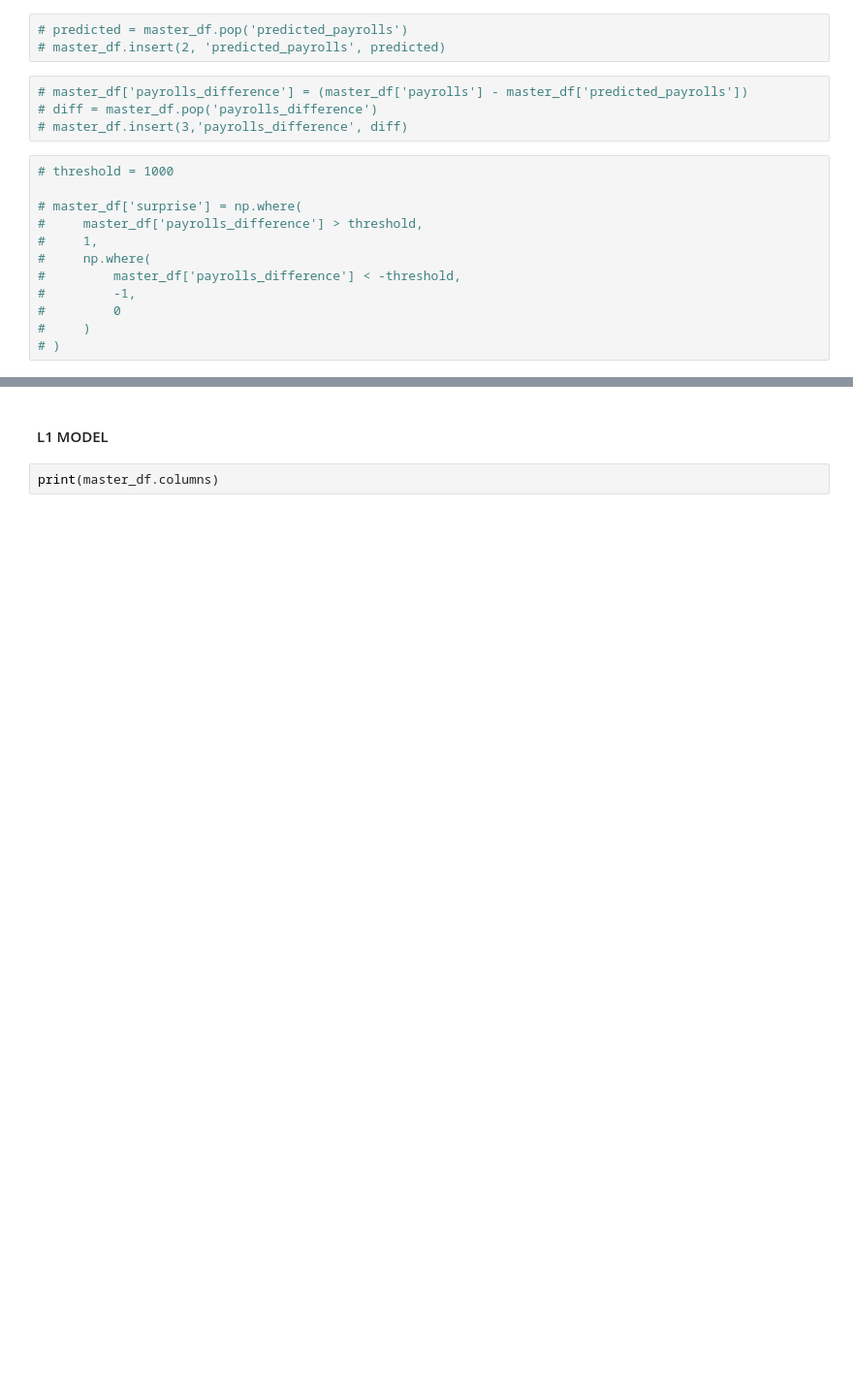
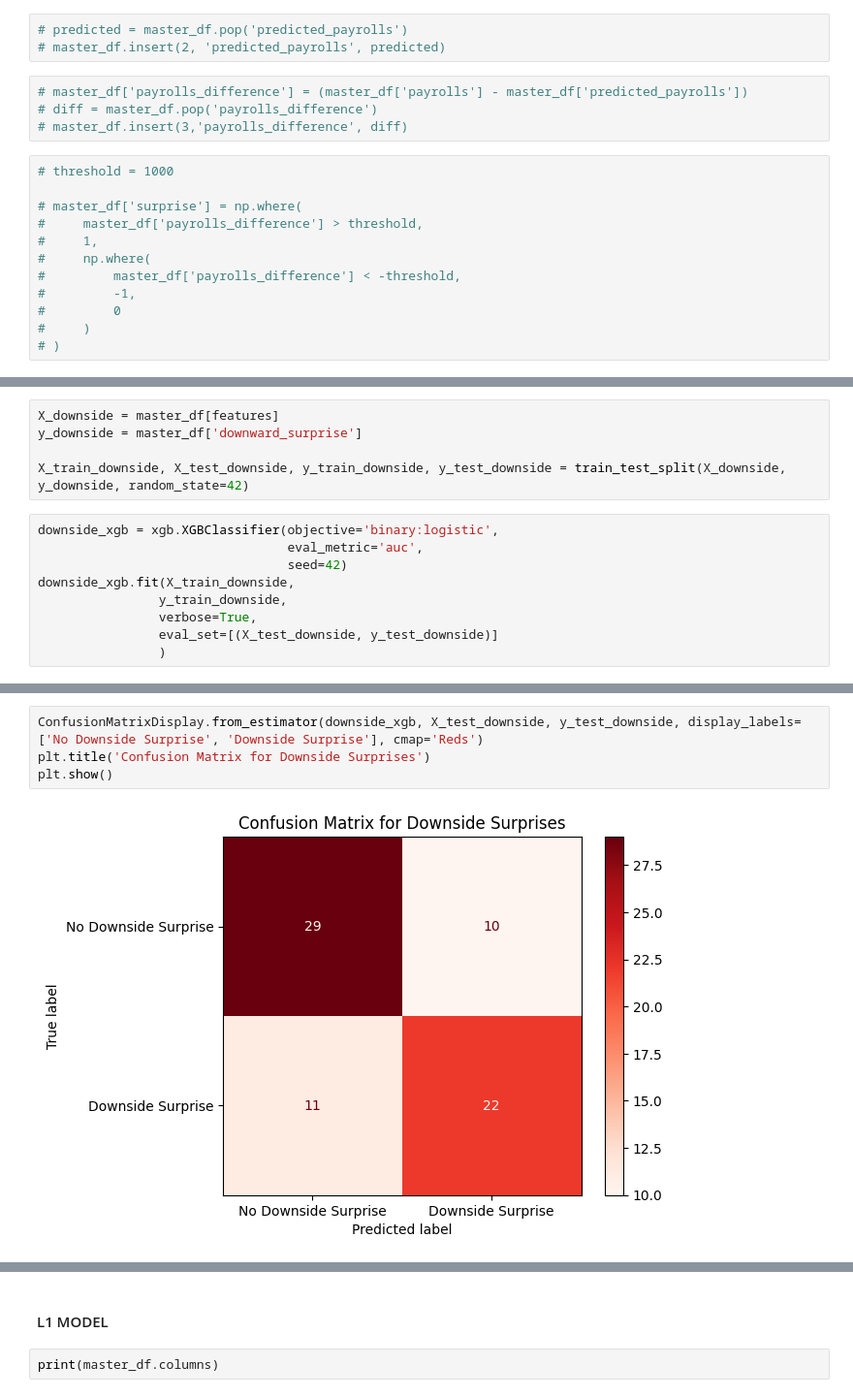
Before and after one commit to paulpuccinelli/BLS_jobs_report_model, a Jupyter notebook: BLS_prediction_notebook.ipynb, the cells around one changed output, grey strips where cells are left out. Shown at 97% size. Drawn from its saved outputs; the diff is of its cells as text; blank space fills up the shorter version.

```diff
--- a/BLS_prediction_notebook.ipynb
+++ b/BLS_prediction_notebook.ipynb
@@ -819,0 +970,14 @@ features = [
+# %%
+X_downside = master_df[features]
+y_downside = master_df['downward_surprise']
+
+X_train_downside, X_test_downside, y_train_downside, y_test_downside = train_test_split(X_downside, y_downside, random_state=42)
+# %%
+downside_xgb = xgb.XGBClassifier(objective='binary:logistic',
+                                 eval_metric='auc',
+                                 seed=42)
+downside_xgb.fit(X_train_downside,
+                y_train_downside,
+                verbose=True,
+                eval_set=[(X_test_downside, y_test_downside)]
+                )
@@ -819,0 +1013,6 @@ features = [
+# %%
+ConfusionMatrixDisplay.from_estimator(downside_xgb, X_test_downside, y_test_downside, display_labels=['No Downside Surprise', 'Downside Surprise'], cmap='Reds')
+plt.title('Confusion Matrix for Downside Surprises')
+plt.show()
+# %% [output]
+[figure, added]
```
Also changed, not shown: parts of 15 cells of this notebook.
